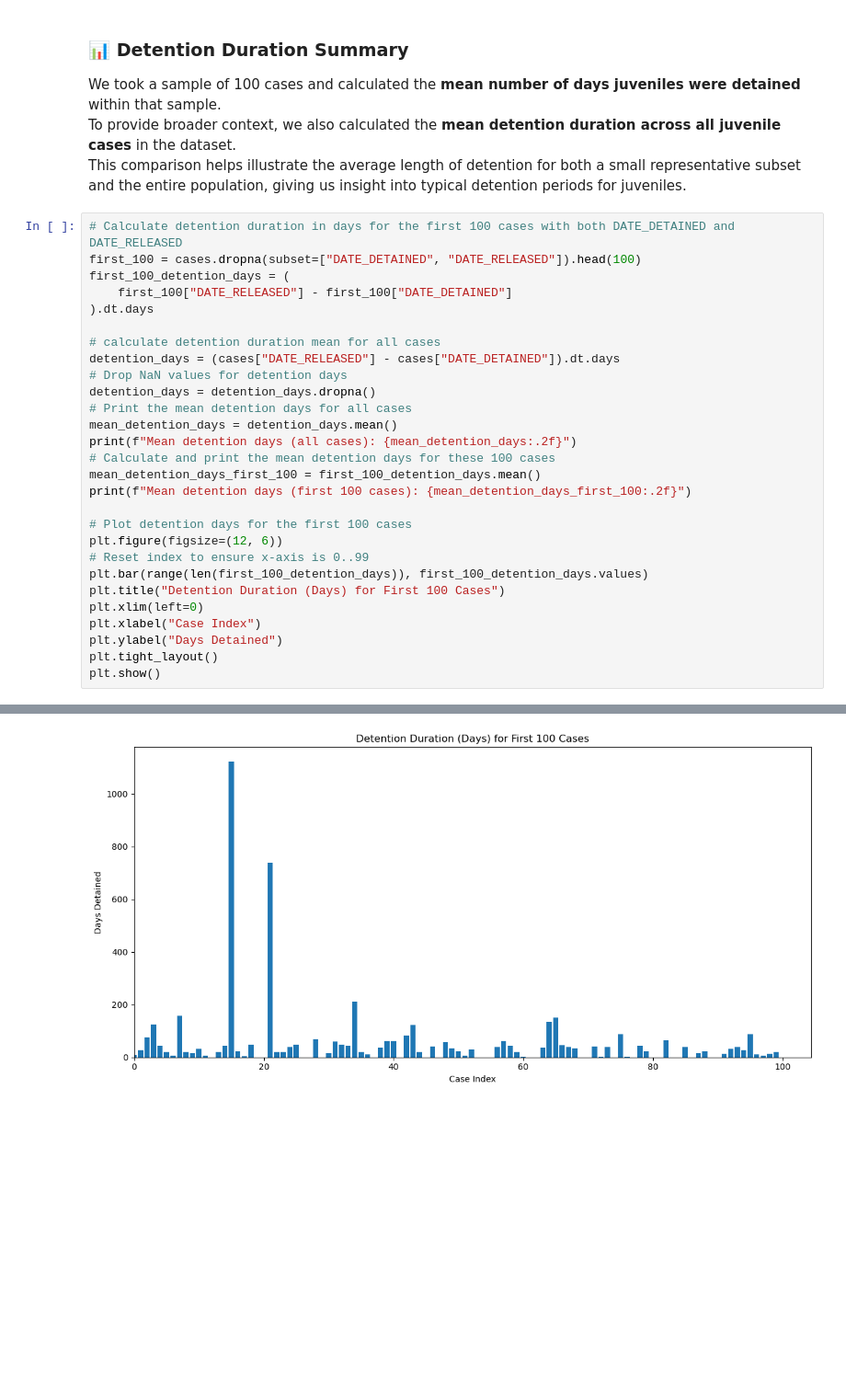
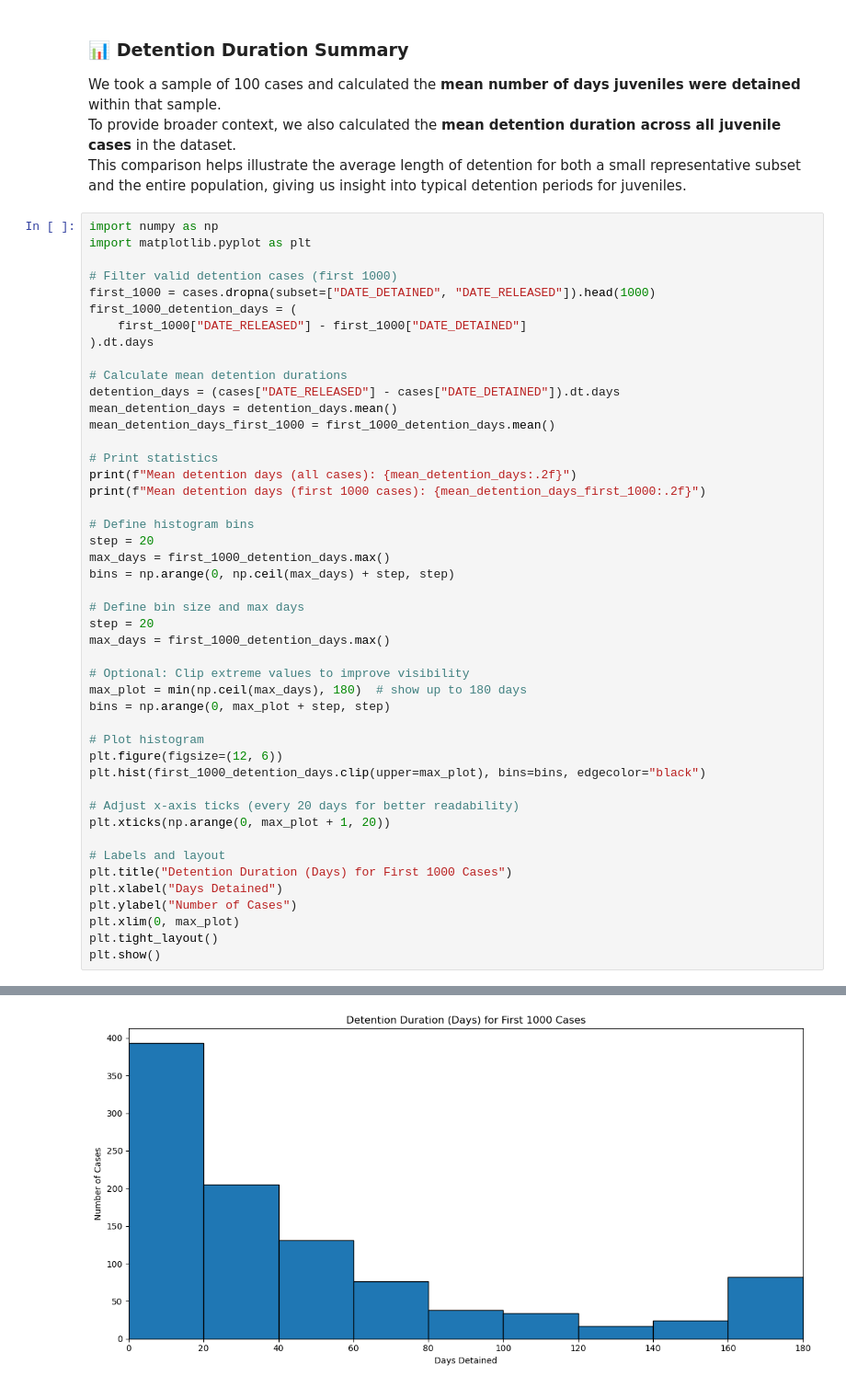
Before and after one commit to MIT-Emerging-Talent/ET6-CDSP-group-19-repo, a Jupyter notebook: 3_data_exploration/notebooks/03_eda_juvenile_cases.ipynb, the cells around one changed output, grey strips where cells are left out. Shown at 92% size. Saved outputs shown, nothing was run; the diff lists cells and outputs as text; blank space fills up the shorter version.

```diff
--- a/3_data_exploration/notebooks/03_eda_juvenile_cases.ipynb
+++ b/3_data_exploration/notebooks/03_eda_juvenile_cases.ipynb
@@ -522,31 +518,49 @@ We took a sample of 100 cases and calculated the **mean number of days juveniles
 To provide broader context, we also calculated the **mean detention duration across all juvenile cases** in the dataset.
 This comparison helps illustrate the average length of detention for both a small representative subset and the entire population, giving us insight into typical detention periods for juveniles.
 # %%
-# Calculate detention duration in days for the first 100 cases with both DATE_DETAINED and DATE_RELEASED
-first_100 = cases.dropna(subset=["DATE_DETAINED", "DATE_RELEASED"]).head(100)
-first_100_detention_days = (
-    first_100["DATE_RELEASED"] - first_100["DATE_DETAINED"]
+import numpy as np
+import matplotlib.pyplot as plt
+
+# Filter valid detention cases (first 1000)
+first_1000 = cases.dropna(subset=["DATE_DETAINED", "DATE_RELEASED"]).head(1000)
+first_1000_detention_days = (
+    first_1000["DATE_RELEASED"] - first_1000["DATE_DETAINED"]
 ).dt.days
 
-# calculate detention duration mean for all cases
+# Calculate mean detention durations
 detention_days = (cases["DATE_RELEASED"] - cases["DATE_DETAINED"]).dt.days
-# Drop NaN values for detention days
-detention_days = detention_days.dropna()
-# Print the mean detention days for all cases
 mean_detention_days = detention_days.mean()
+mean_detention_days_first_1000 = first_1000_detention_days.mean()
+
+# Print statistics
 print(f"Mean detention days (all cases): {mean_detention_days:.2f}")
-# Calculate and print the mean detention days for these 100 cases
-mean_detention_days_first_100 = first_100_detention_days.mean()
-print(f"Mean detention days (first 100 cases): {mean_detention_days_first_100:.2f}")
+print(f"Mean detention days (first 1000 cases): {mean_detention_days_first_1000:.2f}")
 
-# Plot detention days for the first 100 cases
+# Define histogram bins
+step = 20
+max_days = first_1000_detention_days.max()
+bins = np.arange(0, np.ceil(max_days) + step, step)
+
+# Define bin size and max days
+step = 20
+max_days = first_1000_detention_days.max()
+
+# Optional: Clip extreme values to improve visibility
+max_plot = min(np.ceil(max_days), 180)  # show up to 180 days
+bins = np.arange(0, max_plot + step, step)
+
+# Plot histogram
 plt.figure(figsize=(12, 6))
-# Reset index to ensure x-axis is 0..99
-plt.bar(range(len(first_100_detention_days)), first_100_detention_days.values)
-plt.title("Detention Duration (Days) for First 100 Cases")
-plt.xlim(left=0)
-plt.xlabel("Case Index")
-plt.ylabel("Days Detained")
+plt.hist(first_1000_detention_days.clip(upper=max_plot), bins=bins, edgecolor="black")
+
+# Adjust x-axis ticks (every 20 days for better readability)
+plt.xticks(np.arange(0, max_plot + 1, 20))
+
+# Labels and layout
+plt.title("Detention Duration (Days) for First 1000 Cases")
+plt.xlabel("Days Detained")
+plt.ylabel("Number of Cases")
+plt.xlim(0, max_plot)
 plt.tight_layout()
 plt.show()
 # %% [output]
@@ -555 +569 @@ Mean detention days (first 100 cases): 49.56
-[figure, old version]
+[figure, new version]
```
Also changed, not shown: parts of 12 cells of this notebook.
